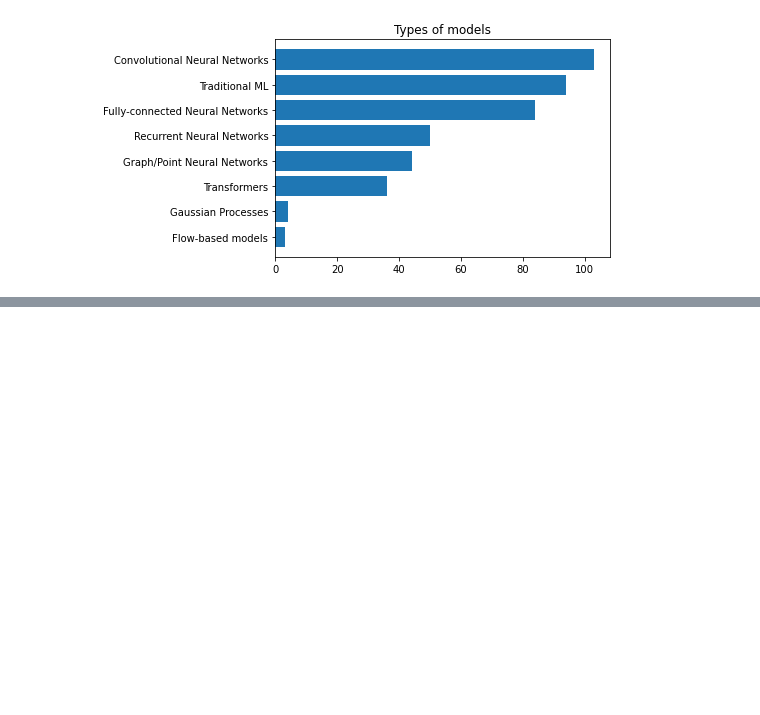
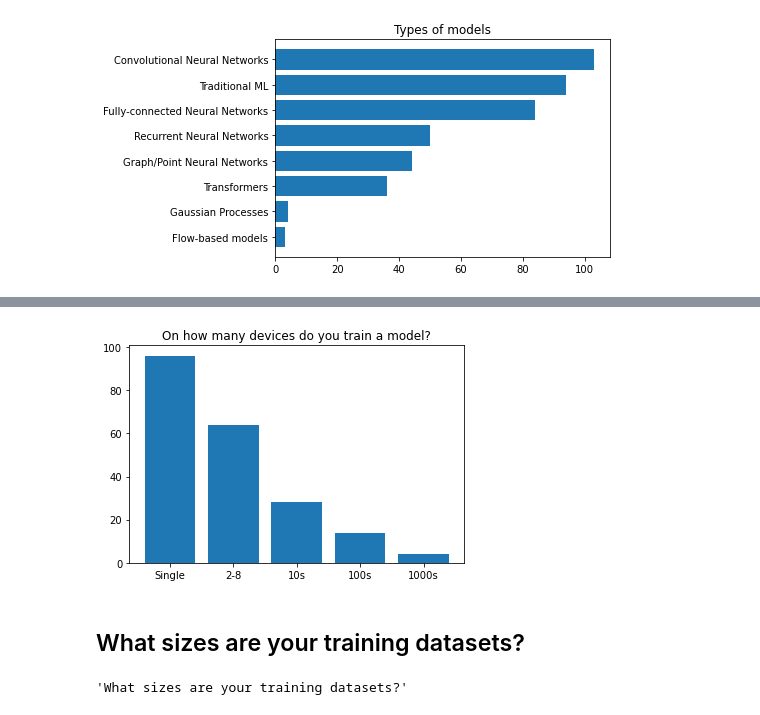
Before and after one commit to sparticlesteve/nersc-ml-survey, a Jupyter notebook: survey_analysis.ipynb, the cells around one changed output, grey strips where cells are left out. Drawn from its saved outputs; the diff is of its cells as text; code cells hidden in the pictures; blank space fills up the shorter version.

```diff
--- a/survey_analysis.ipynb
+++ b/survey_analysis.ipynb
@@ -221,0 +378,14 @@ ax.set_title('Types of models');
+# %%
+# Make the plot
+fig, ax = plt.subplots()
+
+ax.bar(trainscale_counts.index, trainscale_counts)
+ax.set_title('On how many devices do you train a model?');
+# %% [output]
+[figure, added]
+# %% [markdown]
+## What sizes are your training datasets?
+# %%
+data.columns[32]
+# %% [output]
+'What sizes are your training datasets?'
```
Also changed, not shown: parts of 32 cells of this notebook.
